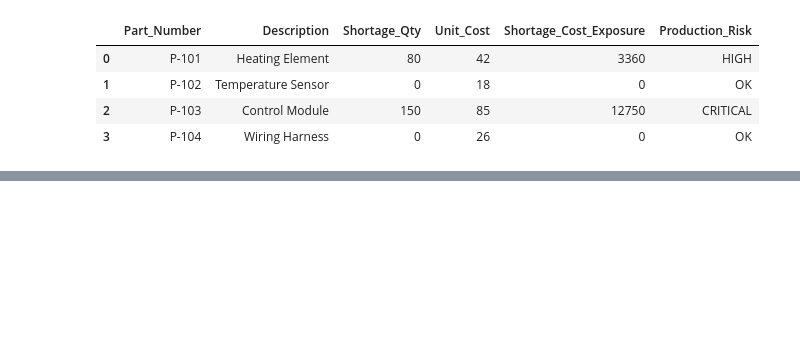
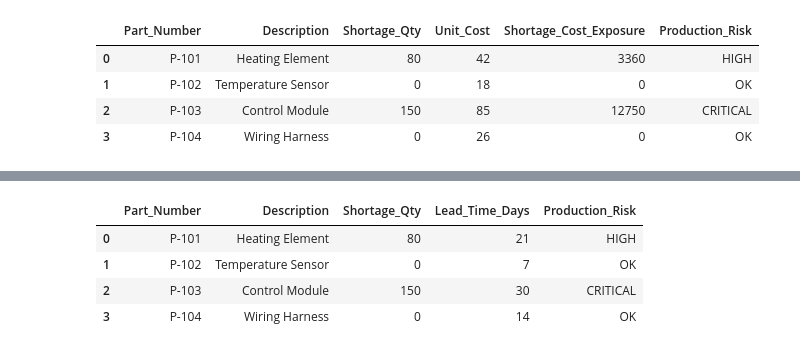
Before and after one commit to renaae/AI-Manufacturing-Shortage-Agent, a Jupyter notebook: AI_Manufacturing_Shortage_Agent.ipynb, the cells around one changed output, grey strips where cells are left out. Saved outputs shown, nothing was run; the diff lists cells and outputs as text; code cells hidden in the pictures; blank space fills up the shorter version.

```diff
--- a/AI_Manufacturing_Shortage_Agent.ipynb
+++ b/AI_Manufacturing_Shortage_Agent.ipynb
@@ -588,0 +653,12 @@ OK: P-104 Wiring Harness currently has sufficient material for production.
+# %%
+# Calculate total material available
+df["Net_Available"] = df["Inventory_Qty"] + df["Open_PO_Qty"]
+
+# Calculate shortage quantity
+df["Shortage_Qty"] = df["Required_Qty"] - df["Net_Available"]
+
+# Prevent negative shortages
+df["Shortage_Qty"] = df["Shortage_Qty"].clip(lower=0)
+
+# Display updated table
+df
@@ -588,0 +671,21 @@ OK: P-104 Wiring Harness currently has sufficient material for production.
+# %%
+def classify_risk(row):
+    if row["Shortage_Qty"] == 0:
+        return "OK"
+    elif row["Shortage_Qty"] >= 100 and row["Lead_Time_Days"] >= 21:
+        return "CRITICAL"
+    elif row["Shortage_Qty"] >= 50:
+        return "HIGH"
+    else:
+        return "MEDIUM"
+
+df["Production_Risk"] = df.apply(classify_risk, axis=1)
+
+df[["Part_Number", "Description", "Shortage_Qty",
+    "Lead_Time_Days", "Production_Risk"]]
+# %% [output]
+|  | Part_Number | Description | Shortage_Qty | Lead_Time_Days | Production_Risk |
+| 0 | P-101 | Heating Element | 80 | 21 | HIGH |
+| 1 | P-102 | Temperature Sensor | 0 | 7 | OK |
+| 2 | P-103 | Control Module | 150 | 30 | CRITICAL |
+| 3 | P-104 | Wiring Harness | 0 | 14 | OK |
```
Also changed, not shown: parts of 13 cells of this notebook.
